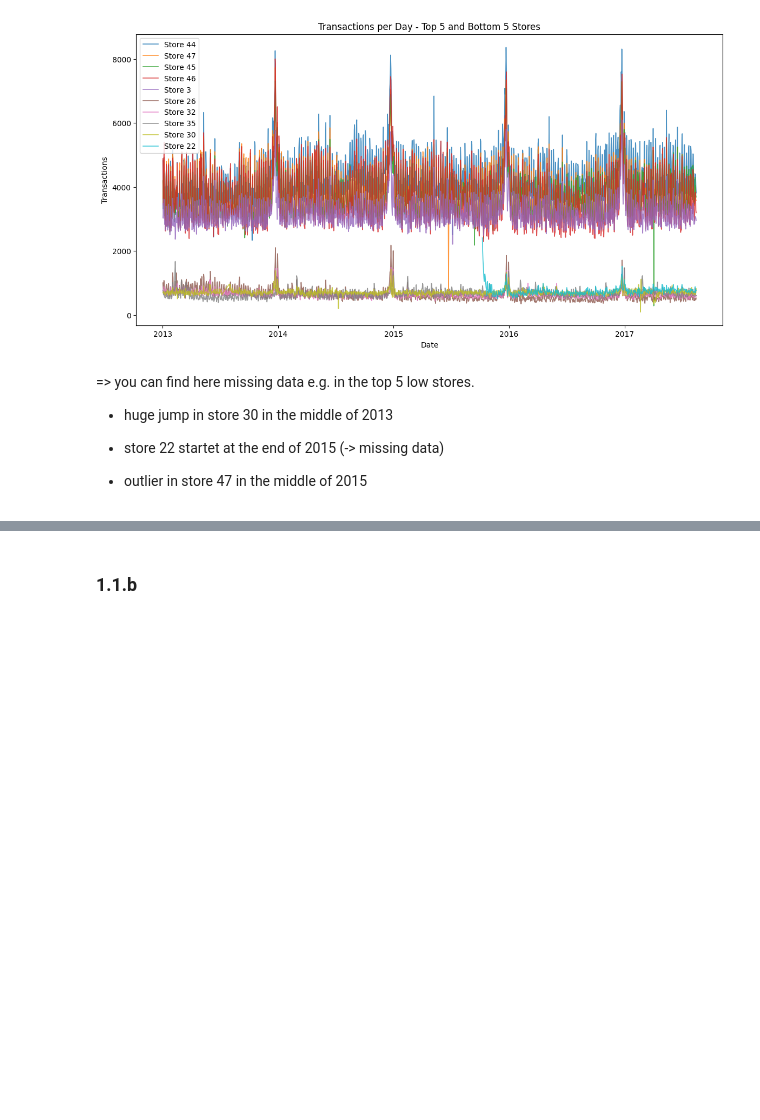
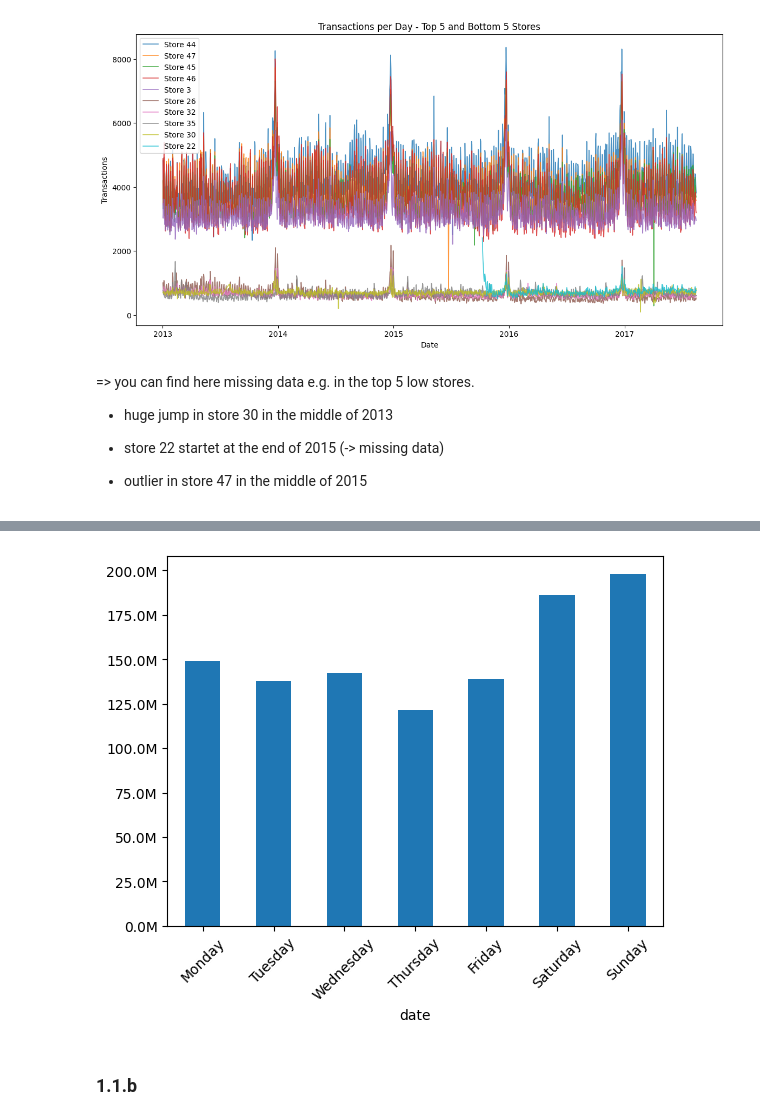
Before and after one commit to SaraSopr/DataPoweredSoftware, a Jupyter notebook: Assignment1.ipynb, the cells around one changed output, grey strips where cells are left out. Drawn from its saved outputs; the diff is of its cells as text; code cells hidden in the pictures; blank space fills up the shorter version.

```diff
--- a/Assignment1.ipynb
+++ b/Assignment1.ipynb
@@ -369,18 +366,0 @@ plt.show()
-# %%
-import pandas as pd
-from pathlib import Path
-
-DATA_DIR = Path("data/assigment_1/store-sales-item-time-series")
-
-stores_df = pd.read_csv(DATA_DIR / "stores.csv")
-transactions_df = pd.read_csv(DATA_DIR / "transactions.csv")
-train_df = pd.read_csv(DATA_DIR / "train.csv")
-test_df = pd.read_csv(DATA_DIR / "test.csv")
-
-
-print("Oil:")
-print(oil_df.head())
-print("Holidays:")
-print(holidays_df.head())
-print("Sample Submission:")
-print(sample_sub_df.head())
@@ -387,3 +448,18 @@ print(sample_sub_df.head())
+# %%
+import matplotlib.pyplot as plt
+
+weekday_sales = train_df.groupby(train_df['date'].dt.day_name())['sales'].sum()
+
+# define order fpr weekdays
+order = ["Monday", "Tuesday", "Wednesday", "Thursday", "Friday", "Saturday", "Sunday"]
+weekday_sales = weekday_sales.reindex(order)
+
+# values into millions
+ax = weekday_sales.plot.bar()
+ax.yaxis.set_major_formatter(mtick.FuncFormatter(lambda x, _: f'{float(x/1e6)}M'))
+ax.xaxis.set_tick_params(rotation=45)
+# %% [output]
+[figure, added]
 # %% [markdown]
 ### 1.1.b
 # %% [markdown]
```
Also changed, not shown: parts of 7 cells of this notebook.
